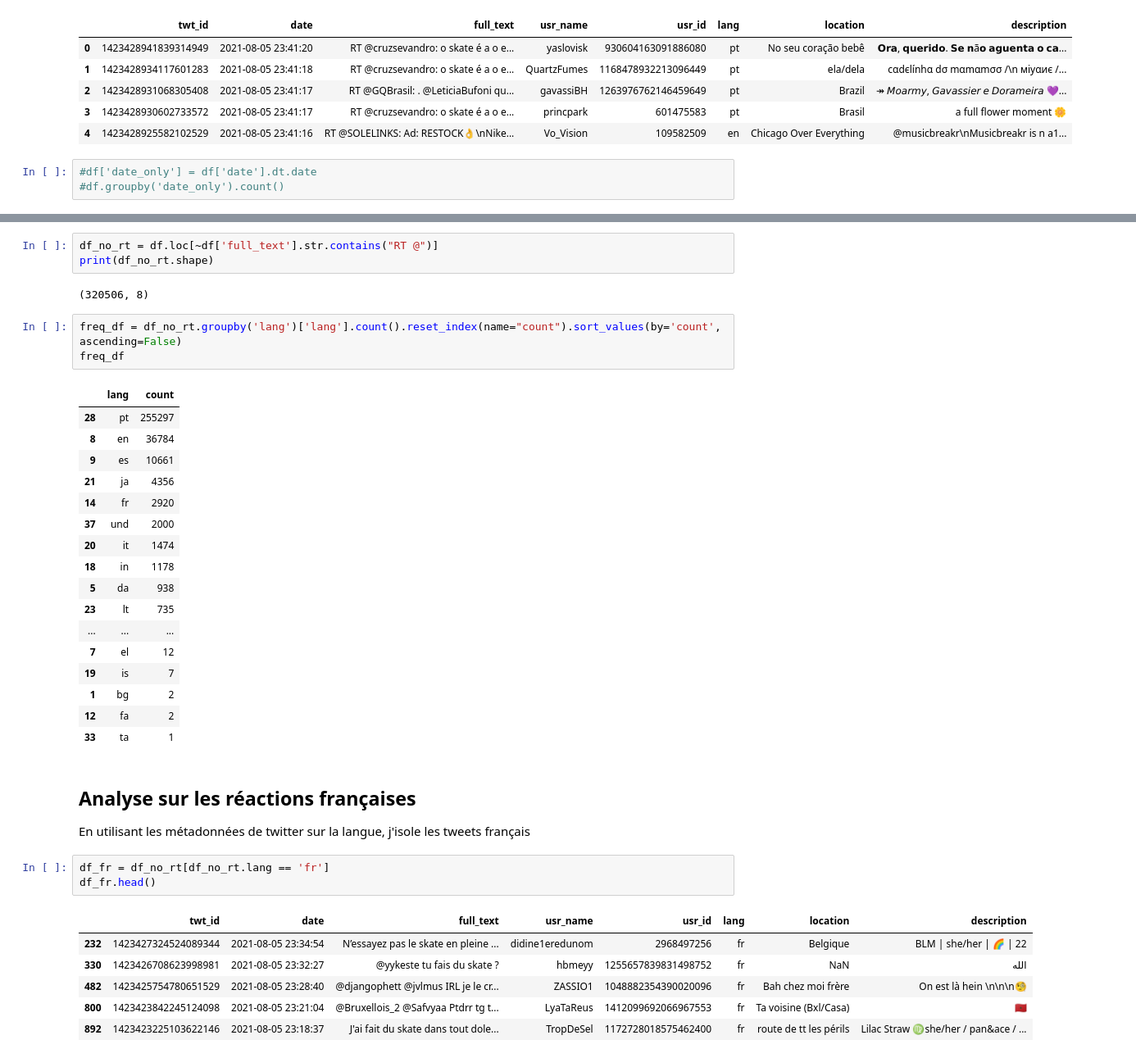
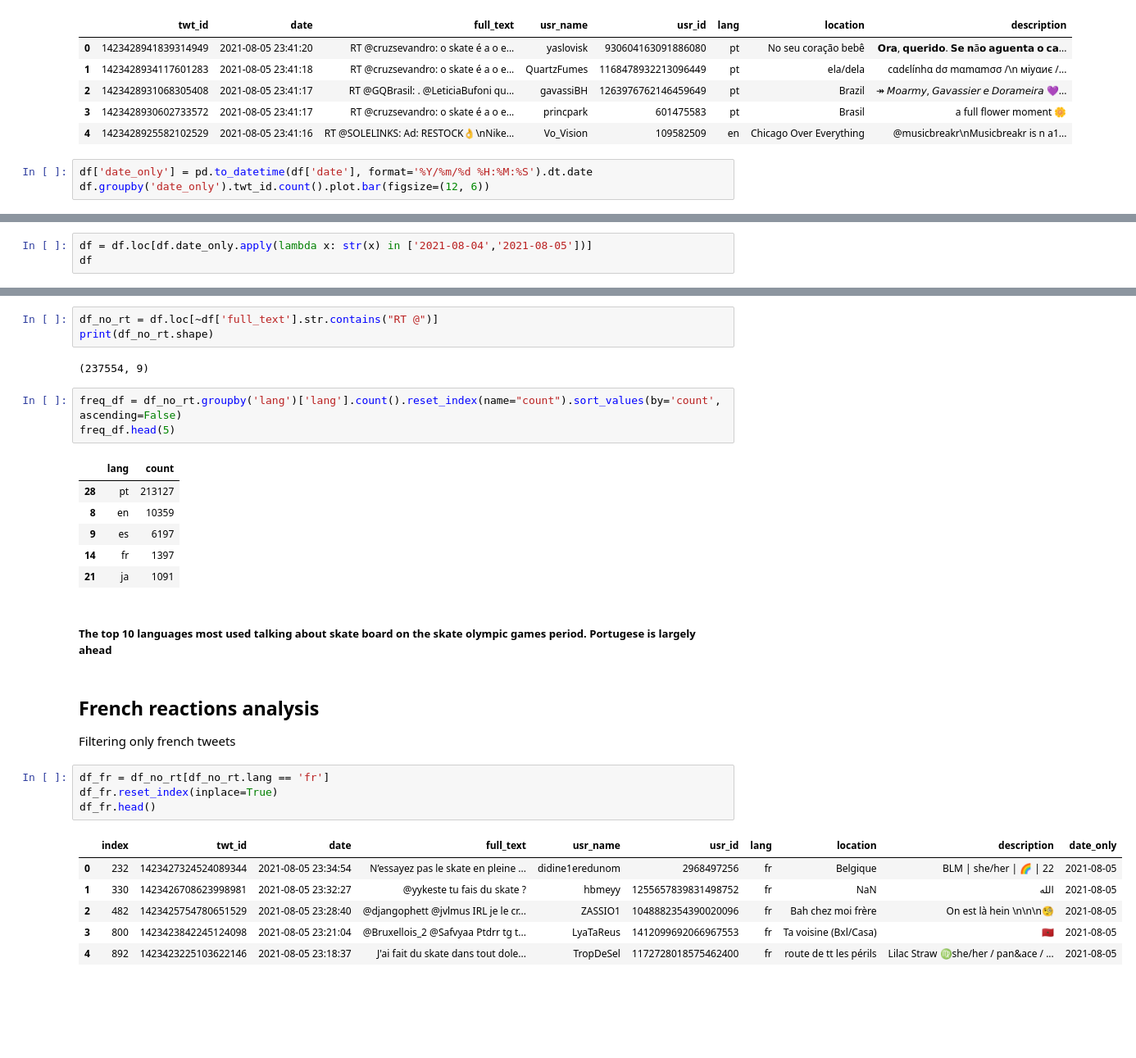
Before and after one commit to AlexandreNap/Twitter-Skate-Olympic-Games-Quick-Analysis, a Jupyter notebook: ntbk.ipynb, the cells around one changed output, grey strips where cells are left out. Shown at 82% size. Saved outputs shown, nothing was run; the diff lists cells and outputs as text; blank space fills up the shorter version.

```diff
--- a/ntbk.ipynb
+++ b/ntbk.ipynb
@@ -27,5 +15,5 @@ df.head()
 | 3 | 1423428930602733572 | 2021-08-05 23:41:17 | RT @cruzsevandro: o skate é a o e... | princpark | 601475583 | pt | Brasil | a full flower moment 🌼 |
 | 4 | 1423428925582102529 | 2021-08-05 23:41:16 | RT @SOLELINKS: Ad: RESTOCK👌\nNike... | Vo_Vision | 109582509 | en | Chicago Over Everything | @musicbreakr\nMusicbreakr is n a1... |
 # %%
-#df['date_only'] = df['date'].dt.date
-#df.groupby('date_only').count()
+df['date_only'] = pd.to_datetime(df['date'], format='%Y/%m/%d %H:%M:%S').dt.date
+df.groupby('date_only').twt_id.count().plot.bar(figsize=(12, 6))
@@ -46,0 +26,3 @@ Name: date, Length: 695542, dtype: object
+# %%
+df = df.loc[df.date_only.apply(lambda x: str(x) in ['2021-08-04','2021-08-05'])]
+df
@@ -48,38 +44,30 @@ Name: date, Length: 695542, dtype: object
 df_no_rt = df.loc[~df['full_text'].str.contains("RT @")]
 print(df_no_rt.shape)
 # %% [output]
-(320506, 8)
+(237554, 9)
 # %%
 freq_df = df_no_rt.groupby('lang')['lang'].count().reset_index(name="count").sort_values(by='count', ascending=False)
-freq_df
+freq_df.head(5)
 # %% [output]
 |  | lang | count |
-| 28 | pt | 255297 |
-| 8 | en | 36784 |
-| 9 | es | 10661 |
-| 21 | ja | 4356 |
-| 14 | fr | 2920 |
-| 37 | und | 2000 |
-| 20 | it | 1474 |
-| 18 | in | 1178 |
-| 5 | da | 938 |
-| 23 | lt | 735 |
-| ... | ... | ... |
-| 7 | el | 12 |
-| 19 | is | 7 |
-| 1 | bg | 2 |
-| 12 | fa | 2 |
-| 33 | ta | 1 |
+| 28 | pt | 213127 |
+| 8 | en | 10359 |
+| 9 | es | 6197 |
+| 14 | fr | 1397 |
+| 21 | ja | 1091 |
-# %% [markdown]
-## Analyse sur les réactions françaises
-En utilisant les métadonnées de twitter sur la langue, j'isole les tweets français
+# %% [markdown]
+##### The top 10 languages most used talking about skate board on the skate olympic games period. Portugese is largely ahead
+# %% [markdown]
+## French reactions analysis
+Filtering only french tweets
 # %%
 df_fr = df_no_rt[df_no_rt.lang == 'fr']
+df_fr.reset_index(inplace=True)
 df_fr.head()
 # %% [output]
-|  | twt_id | date | full_text | usr_name | usr_id | lang | location | description |
-| 232 | 1423427324524089344 | 2021-08-05 23:34:54 | N’essayez pas le skate en pleine ... | didine1eredunom | 2968497256 | fr | Belgique | BLM | she/her | 🌈 | 22 |
-| 330 | 1423426708623998981 | 2021-08-05 23:32:27 | @yykeste tu fais du skate ? | hbmeyy | 1255657839831498752 | fr | NaN | الله |
-| 482 | 1423425754780651529 | 2021-08-05 23:28:40 | @djangophett @jvlmus IRL je le cr... | ZASSIO1 | 1048882354390020096 | fr | Bah chez moi frère | On est là hein \n\n\n🧐 |
-| 800 | 1423423842245124098 | 2021-08-05 23:21:04 | @Bruxellois_2 @Safvyaa Ptdrr tg t... | LyaTaReus | 1412099692066967553 | fr | Ta voisine (Bxl/Casa) | 🇲🇦 |
-| 892 | 1423423225103622146 | 2021-08-05 23:18:37 | J'ai fait du skate dans tout dole... | TropDeSel | 1172728018575462400 | fr | route de tt les périls | Lilac Straw ♍she/her / pan&ace / ... |
+|  | index | twt_id | date | full_text | usr_name | usr_id | lang | location | description | date_only |
+| 0 | 232 | 1423427324524089344 | 2021-08-05 23:34:54 | N’essayez pas le skate en pleine ... | didine1eredunom | 2968497256 | fr | Belgique | BLM | she/her | 🌈 | 22 | 2021-08-05 |
+| 1 | 330 | 1423426708623998981 | 2021-08-05 23:32:27 | @yykeste tu fais du skate ? | hbmeyy | 1255657839831498752 | fr | NaN | الله | 2021-08-05 |
+| 2 | 482 | 1423425754780651529 | 2021-08-05 23:28:40 | @djangophett @jvlmus IRL je le cr... | ZASSIO1 | 1048882354390020096 | fr | Bah chez moi frère | On est là hein \n\n\n🧐 | 2021-08-05 |
+| 3 | 800 | 1423423842245124098 | 2021-08-05 23:21:04 | @Bruxellois_2 @Safvyaa Ptdrr tg t... | LyaTaReus | 1412099692066967553 | fr | Ta voisine (Bxl/Casa) | 🇲🇦 | 2021-08-05 |
+| 4 | 892 | 1423423225103622146 | 2021-08-05 23:18:37 | J'ai fait du skate dans tout dole... | TropDeSel | 1172728018575462400 | fr | route de tt les périls | Lilac Straw ♍she/her / pan&ace / ... | 2021-08-05 |
```
Also changed, not shown: parts of 48 cells of this notebook.
